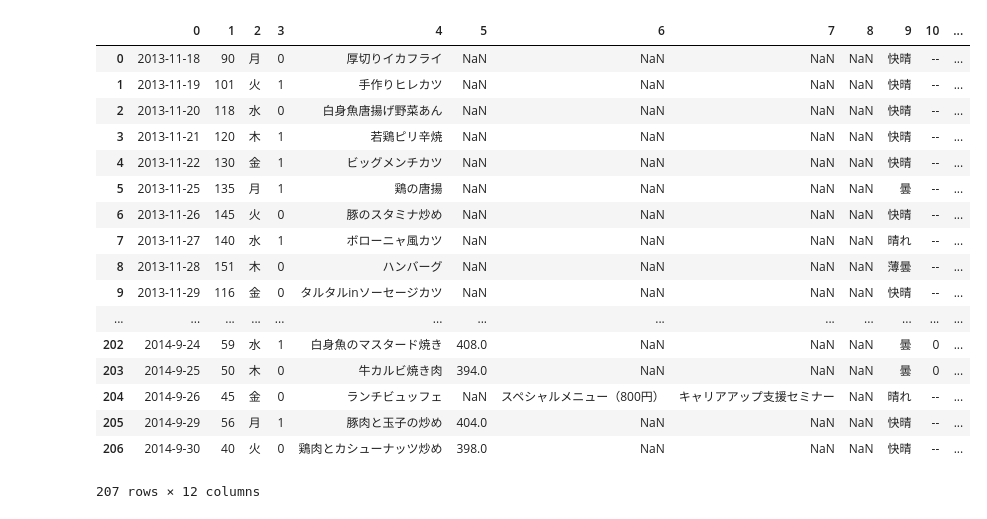
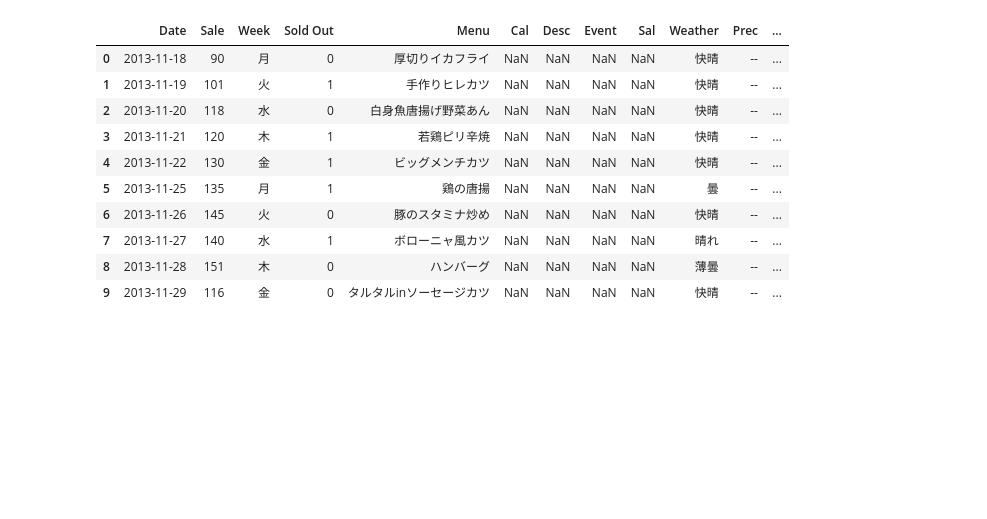
Before and after one commit to kazukousen/kaggle_sample, a Jupyter notebook: Obento.ipynb, the cells around one changed output. Cells and saved outputs as stored; diff of their text form; code cells hidden in the pictures; blank space fills up the shorter version.

```diff
--- a/Obento.ipynb
+++ b/Obento.ipynb
@@ -12,9 +12,10 @@ warnings.filterwarnings('ignore')
 %matplotlib inline
 # %%
 df_train = pd.read_csv('../data/obento/train.csv', header=None)
-df_train
+df_train.columns = ['Date', 'Sale', 'Week', 'Sold Out', 'Menu', 'Cal', 'Desc', 'Event', 'Sal', 'Weather', 'Prec', 'Temp']
+df_train.head(10)
 # %% [output]
-|  | 0 | 1 | 2 | 3 | 4 | 5 | 6 | 7 | 8 | 9 | 10 | ... |
+|  | Date | Sale | Week | Sold Out | Menu | Cal | Desc | Event | Sal | Weather | Prec | ... |
 | 0 | 2013-11-18 | 90 | 月 | 0 | 厚切りイカフライ | NaN | NaN | NaN | NaN | 快晴 | -- | ... |
 | 1 | 2013-11-19 | 101 | 火 | 1 | 手作りヒレカツ | NaN | NaN | NaN | NaN | 快晴 | -- | ... |
 | 2 | 2013-11-20 | 118 | 水 | 0 | 白身魚唐揚げ野菜あん | NaN | NaN | NaN | NaN | 快晴 | -- | ... |
@@ -25,10 +26,3 @@ df_train
 | 7 | 2013-11-27 | 140 | 水 | 1 | ボローニャ風カツ | NaN | NaN | NaN | NaN | 晴れ | -- | ... |
 | 8 | 2013-11-28 | 151 | 木 | 0 | ハンバーグ | NaN | NaN | NaN | NaN | 薄曇 | -- | ... |
 | 9 | 2013-11-29 | 116 | 金 | 0 | タルタルinソーセージカツ | NaN | NaN | NaN | NaN | 快晴 | -- | ... |
-| ... | ... | ... | ... | ... | ... | ... | ... | ... | ... | ... | ... | ... |
-| 202 | 2014-9-24 | 59 | 水 | 1 | 白身魚のマスタード焼き | 408.0 | NaN | NaN | NaN | 曇 | 0 | ... |
-| 203 | 2014-9-25 | 50 | 木 | 0 | 牛カルビ焼き肉 | 394.0 | NaN | NaN | NaN | 曇 | 0 | ... |
-| 204 | 2014-9-26 | 45 | 金 | 0 | ランチビュッフェ | NaN | スペシャルメニュー（800円） | キャリアアップ支援セミナー | NaN | 晴れ | -- | ... |
-| 205 | 2014-9-29 | 56 | 月 | 1 | 豚肉と玉子の炒め | 404.0 | NaN | NaN | NaN | 快晴 | -- | ... |
-| 206 | 2014-9-30 | 40 | 火 | 0 | 鶏肉とカシューナッツ炒め | 398.0 | NaN | NaN | NaN | 快晴 | -- | ... |
-207 rows × 12 columns
```
Also changed, not shown: parts of 9 cells of this notebook, 1 other file.
